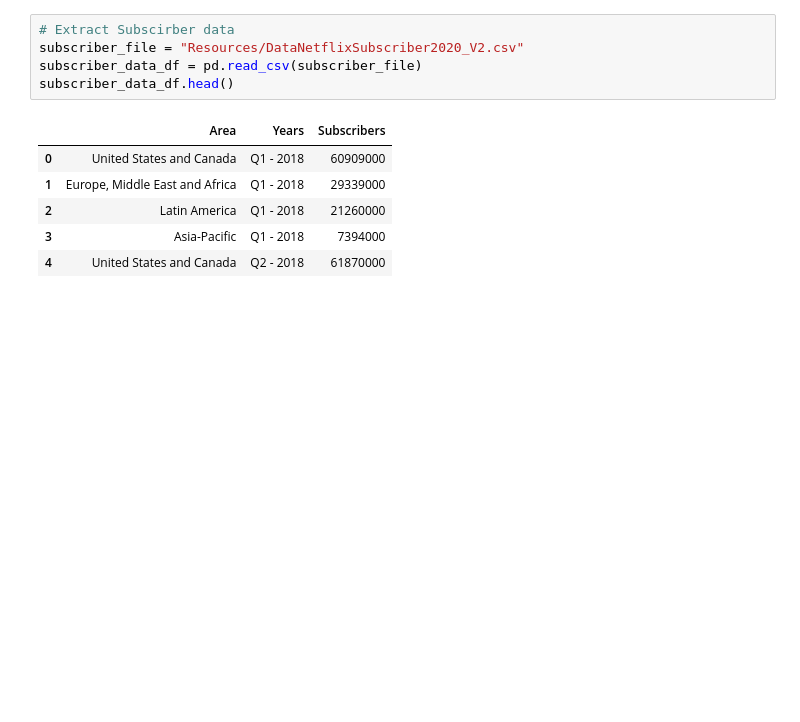
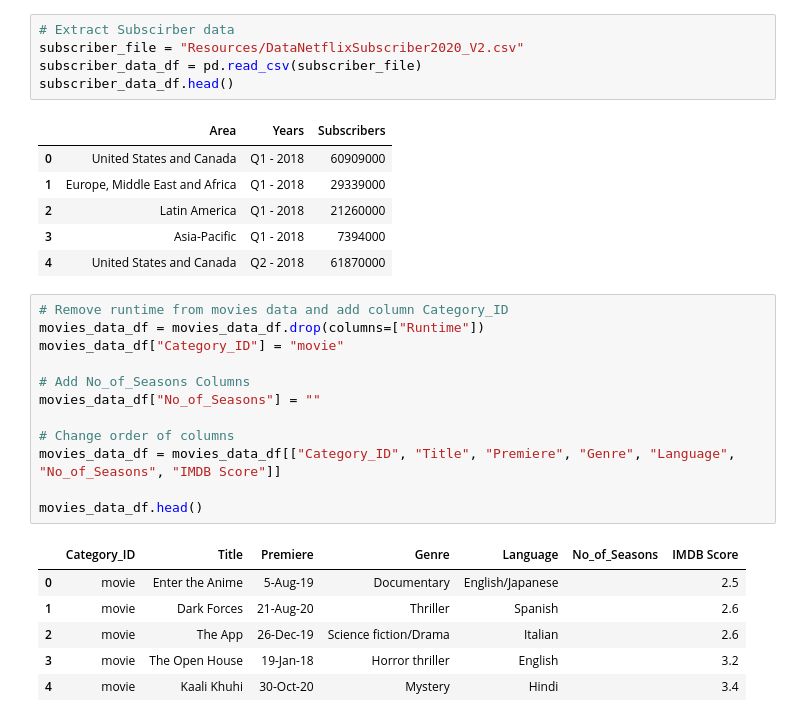
Before and after one commit to anguloag/Netflix-ETL, a Jupyter notebook: ETL.ipynb, the cells around one changed output. Cells and saved outputs as stored; diff of their text form; blank space fills up the shorter version.

```diff
--- a/ETL.ipynb
+++ b/ETL.ipynb
@@ -61,3 +62,22 @@ subscriber_data_df.head()
 | 2 | Latin America | Q1 - 2018 | 21260000 |
 | 3 | Asia-Pacific | Q1 - 2018 | 7394000 |
 | 4 | United States and Canada | Q2 - 2018 | 61870000 |
+# %%
+# Remove runtime from movies data and add column Category_ID
+movies_data_df = movies_data_df.drop(columns=["Runtime"])
+movies_data_df["Category_ID"] = "movie"
+
+# Add No_of_Seasons Columns
+movies_data_df["No_of_Seasons"] = ""
+
+# Change order of columns
+movies_data_df = movies_data_df[["Category_ID", "Title", "Premiere", "Genre", "Language", "No_of_Seasons", "IMDB Score"]]
+
+movies_data_df.head()
+# %% [output]
+|  | Category_ID | Title | Premiere | Genre | Language | No_of_Seasons | IMDB Score |
+| 0 | movie | Enter the Anime | 5-Aug-19 | Documentary | English/Japanese |  | 2.5 |
+| 1 | movie | Dark Forces | 21-Aug-20 | Thriller | Spanish |  | 2.6 |
+| 2 | movie | The App | 26-Dec-19 | Science fiction/Drama | Italian |  | 2.6 |
+| 3 | movie | The Open House | 19-Jan-18 | Horror thriller | English |  | 3.2 |
+| 4 | movie | Kaali Khuhi | 30-Oct-20 | Mystery | Hindi |  | 3.4 |
```
Also changed, not shown: parts of 5 cells of this notebook.
